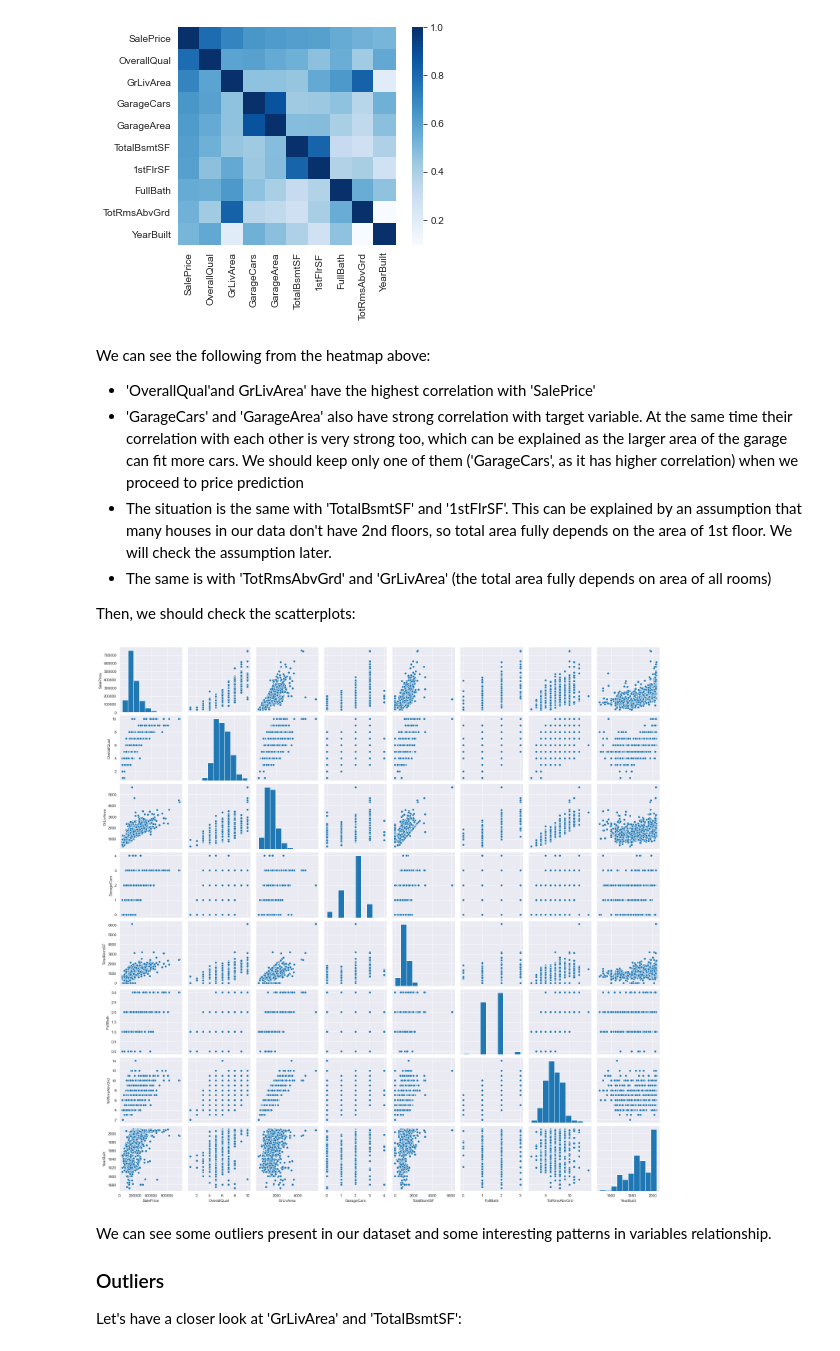
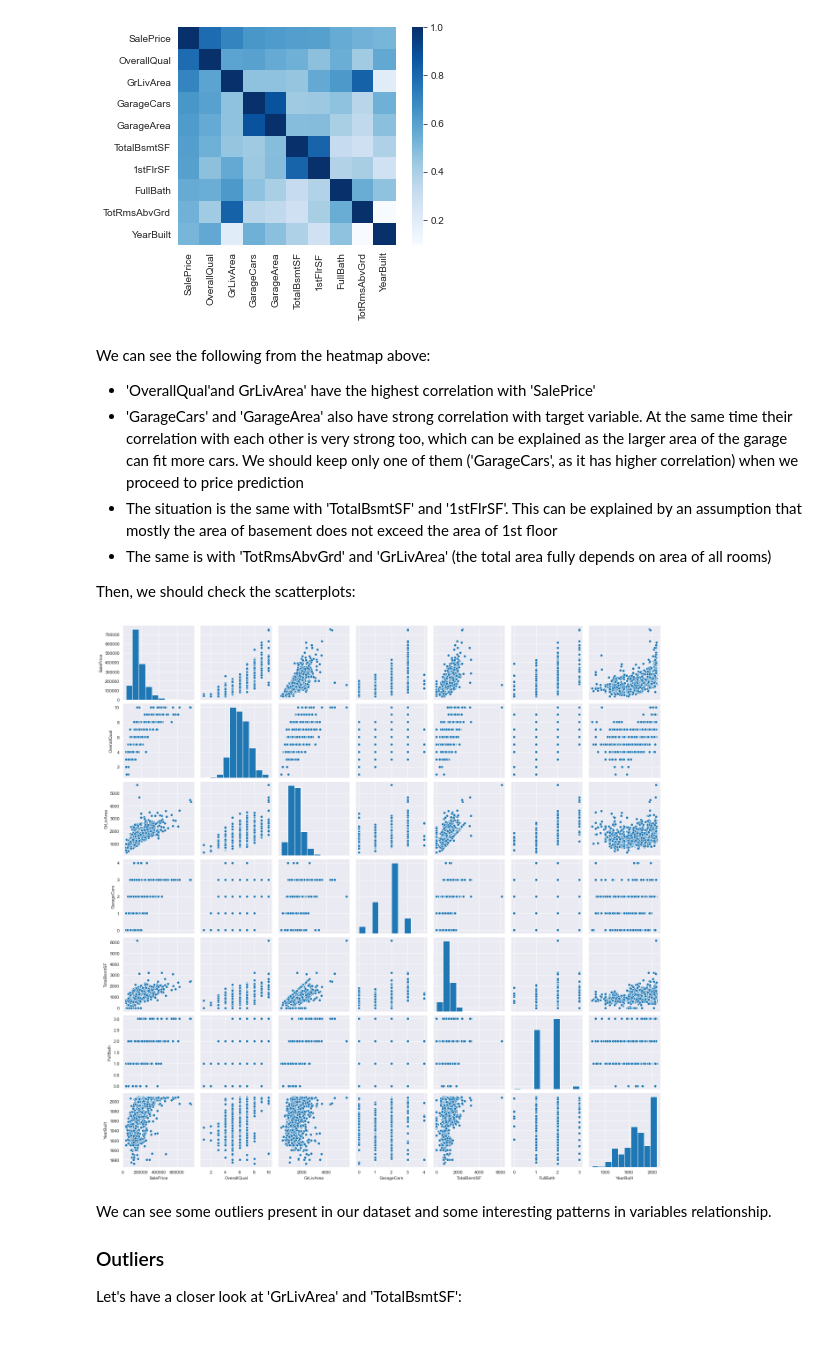
Before and after one commit to Mist3r-R/ames-house-price-prediction, a Jupyter notebook: House-Price-Prediction.ipynb, the cells around one changed output. Cells and saved outputs as stored; diff of their text form; code cells hidden in the pictures.

```diff
--- a/House-Price-Prediction.ipynb
+++ b/House-Price-Prediction.ipynb
@@ -222,15 +223,15 @@ plt.show()
 We can see the following from the heatmap above:
 - 'OverallQual'and GrLivArea' have the highest correlation with 'SalePrice'
 - 'GarageCars' and 'GarageArea' also have strong correlation with target variable. At the same time their correlation with each other is very strong too, which can be explained as the larger area of the garage can fit more cars. We should keep only one of them ('GarageCars', as it has higher correlation) when we proceed to price prediction
-- The situation is the same with 'TotalBsmtSF' and '1stFlrSF'. This can be explained by an assumption that many houses in our data don't have 2nd floors, so total area fully depends on the area of 1st floor. We will check the assumption later.
+- The situation is the same with 'TotalBsmtSF' and '1stFlrSF'. This can be explained by an assumption that mostly the area of basement does not exceed the area of 1st floor
 - The same is with 'TotRmsAbvGrd' and 'GrLivArea' (the total area fully depends on area of all rooms)
 
 Then, we should check the scatterplots:
 # %%
-sns.pairplot(train[cols.drop(['GarageArea', '1stFlrSF'])], size=2.5)
+sns.pairplot(train[cols.drop(['GarageArea', '1stFlrSF', 'TotRmsAbvGrd'])], size=2.5)
 plt.show()
 # %% [output]
-[figure, old version]
+[figure, new version]
 # %% [markdown]
 We can see some outliers present in our dataset and some interesting patterns in variables relationship.
 
```
Also changed, not shown: parts of 26 cells of this notebook.
